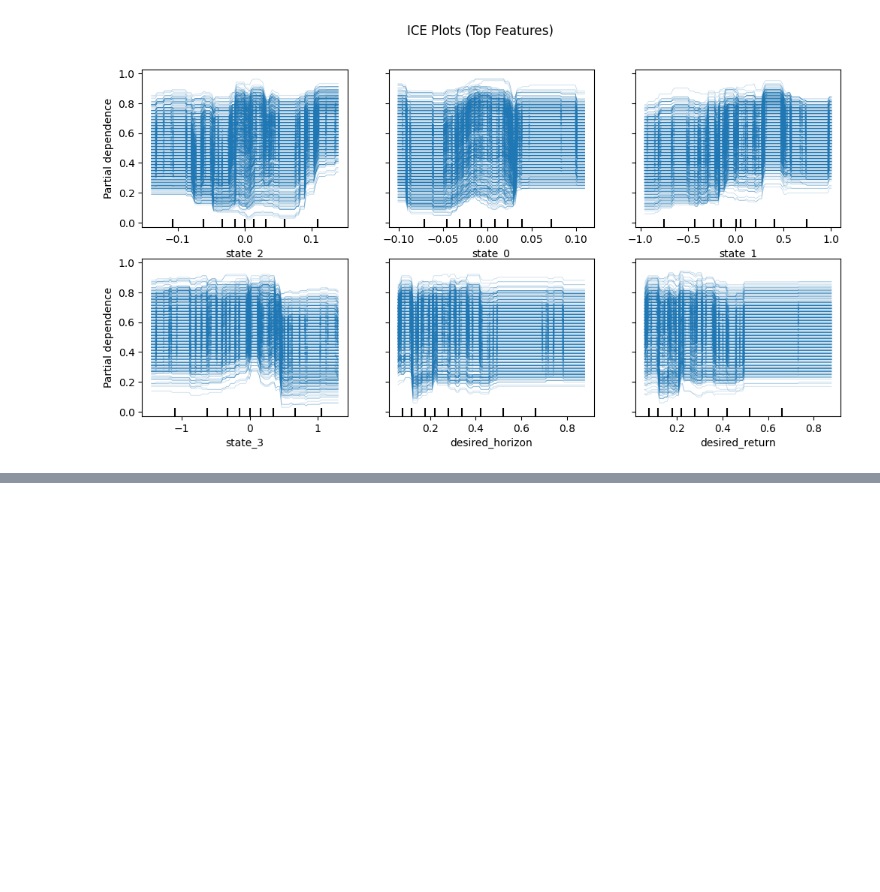
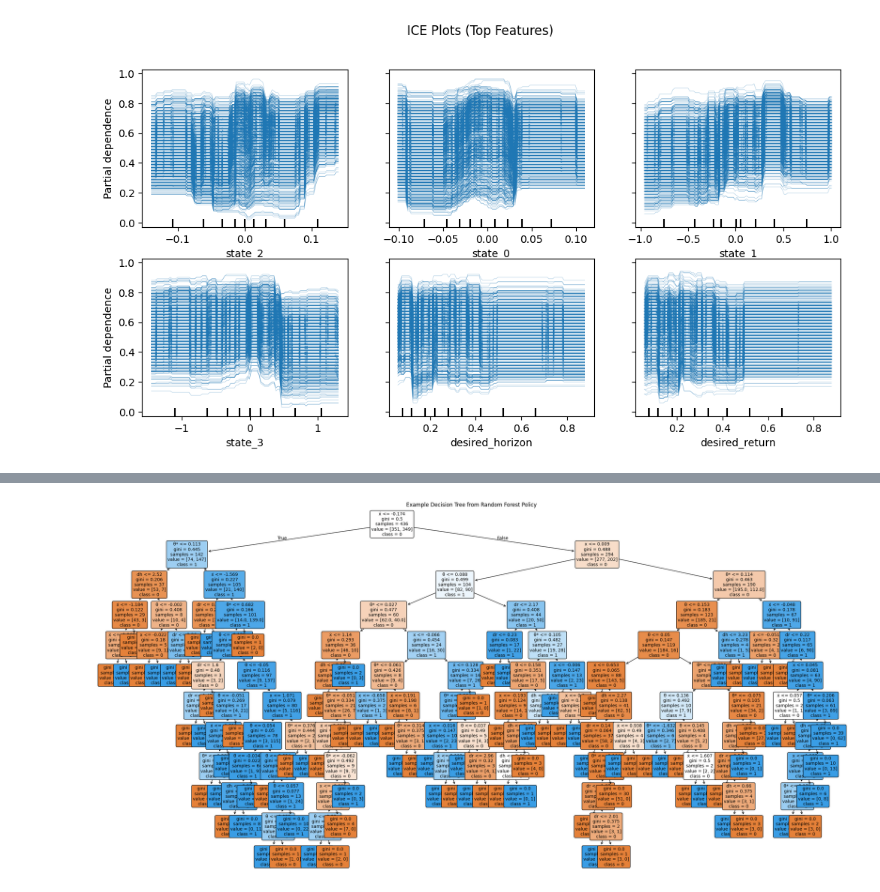
Before and after one commit to JulienHansen/UDRL, a Jupyter notebook: Analysis-ML.ipynb, the cells around one changed output, grey strips where cells are left out. Cells and saved outputs as stored; diff of their text form; code cells hidden in the pictures; blank space fills up the shorter version.

```diff
--- a/Analysis-ML.ipynb
+++ b/Analysis-ML.ipynb
@@ -143,0 +359,20 @@ plt.show()
+# %%
+from sklearn.tree import plot_tree
+import matplotlib.pyplot as plt
+
+# Extract one tree from the RandomForest
+one_tree = rf_model.estimators_[2]  # first decision tree
+
+plt.figure(figsize=(30, 15))
+plot_tree(
+    one_tree,
+    feature_names=X.columns,
+    class_names=[str(c) for c in rf_model.classes_],
+    filled=True,
+    rounded=True,
+    fontsize=10
+)
+plt.title("Example Decision Tree from Random Forest Policy")
+plt.show()
+# %% [output]
+[figure, added]
```
Also changed, not shown: parts of 7 cells of this notebook, 2 other files.
